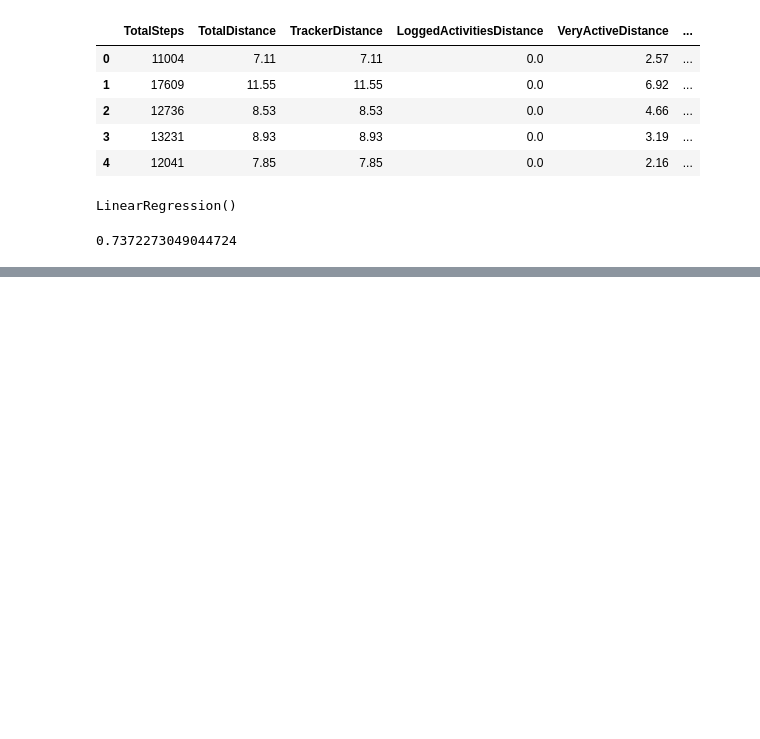
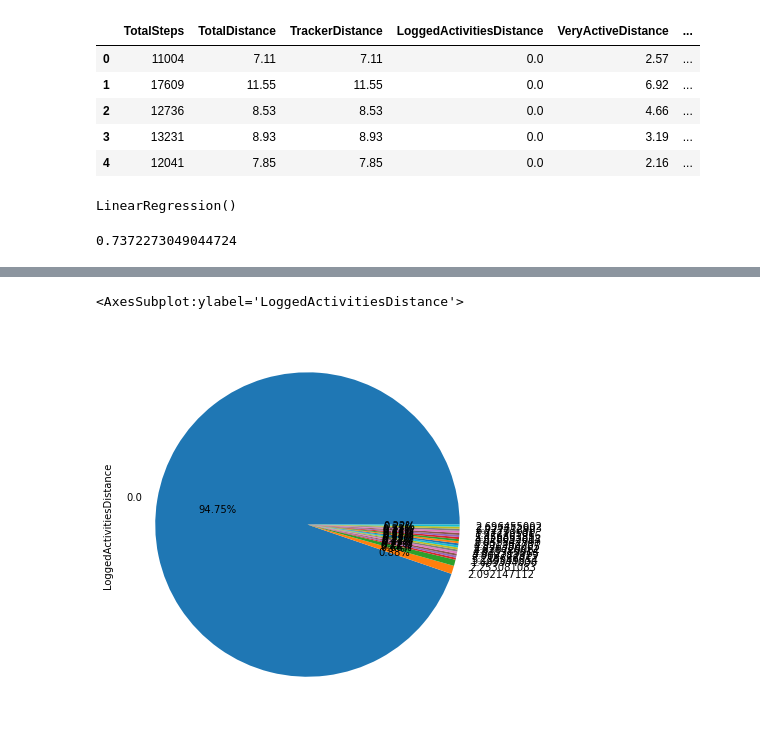
Before and after one commit to sandeepsharma1190/ML-Student, a Jupyter notebook: notebook 9:30/Multi linear 9_30 02052023.ipynb, the cells around one changed output, grey strips where cells are left out. Cells and saved outputs as stored; diff of their text form; code cells hidden in the pictures; blank space fills up the shorter version.

```diff
--- a/notebook 9:30/Multi linear 9_30 02052023.ipynb
+++ b/notebook 9:30/Multi linear 9_30 02052023.ipynb
@@ -44,0 +59,6 @@ r2_score(y_test, pred)
+# %%
+plt.figure(figsize = (7,7))
+dataset['LoggedActivitiesDistance'].value_counts().plot.pie(autopct = '%.2f%%')
+# %% [output]
+<AxesSubplot:ylabel='LoggedActivitiesDistance'>
+[figure, added]
```
Also changed, not shown: parts of 7 cells of this notebook.
